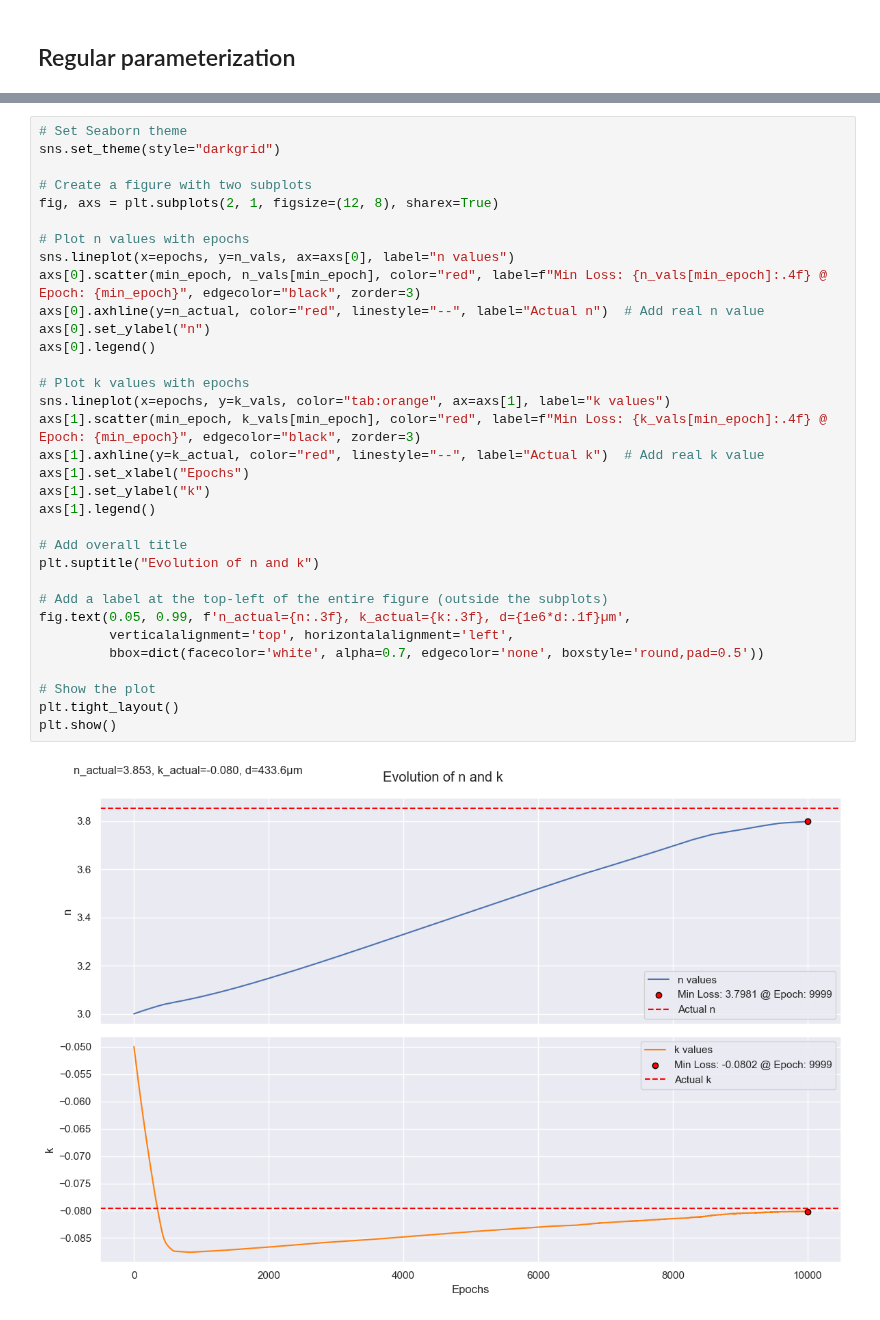
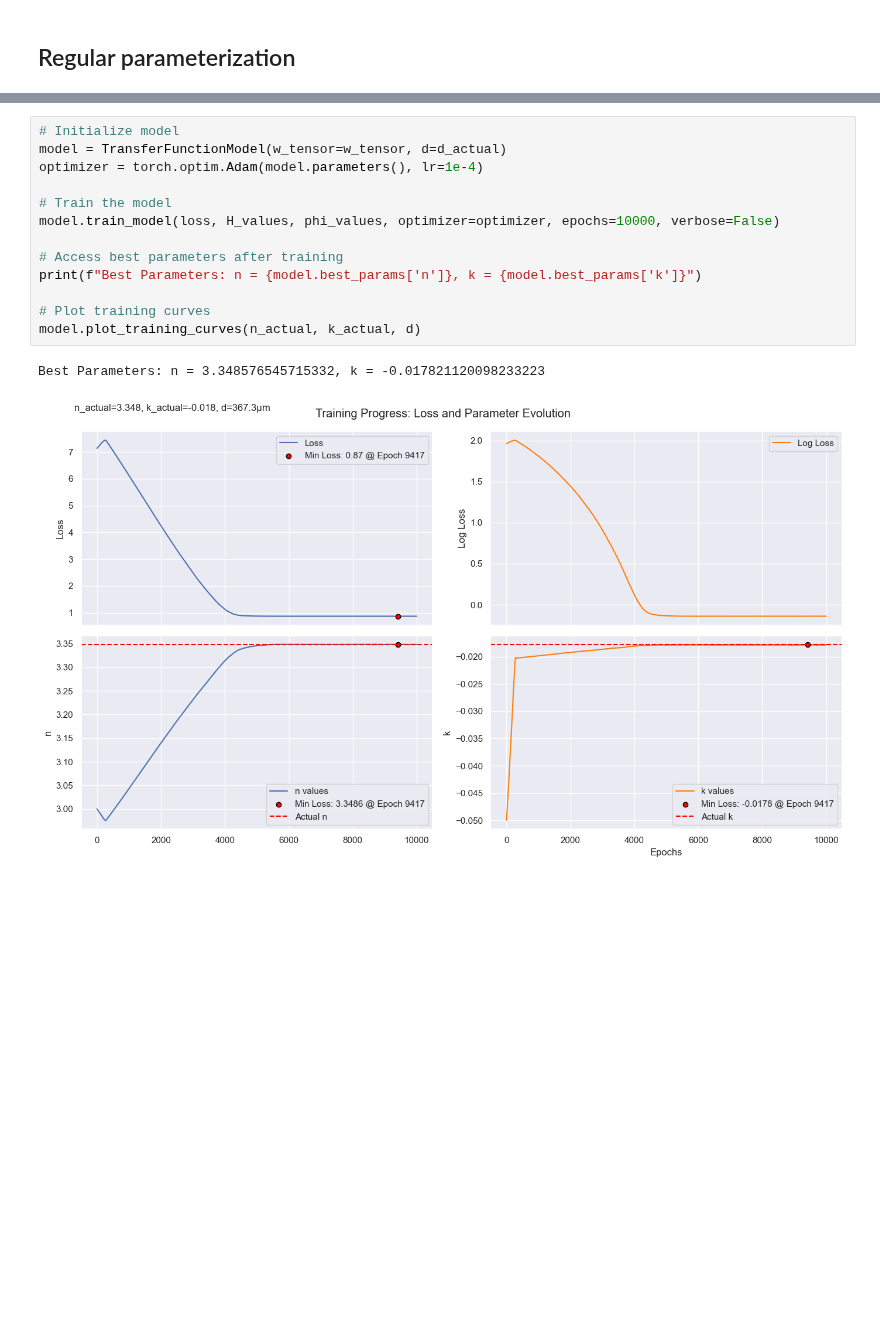
Before and after one commit to tls54/THz-TDS, a Jupyter notebook: PINNs/Back_propagation/Back_propagation.ipynb, the cells around one changed output, grey strips where cells are left out. Cells and saved outputs as stored; diff of their text form; blank space fills up the shorter version.

```diff
--- a/PINNs/Back_propagation/Back_propagation.ipynb
+++ b/PINNs/Back_propagation/Back_propagation.ipynb
@@ -192,35 +96,16 @@ plt.show()
-# %%
-# Set Seaborn theme
-sns.set_theme(style="darkgrid")
-
-# Create a figure with two subplots
-fig, axs = plt.subplots(2, 1, figsize=(12, 8), sharex=True)
-
-# Plot n values with epochs
-sns.lineplot(x=epochs, y=n_vals, ax=axs[0], label="n values")
-axs[0].scatter(min_epoch, n_vals[min_epoch], color="red", label=f"Min Loss: {n_vals[min_epoch]:.4f} @ Epoch: {min_epoch}", edgecolor="black", zorder=3)
-axs[0].axhline(y=n_actual, color="red", linestyle="--", label="Actual n")  # Add real n value
-axs[0].set_ylabel("n")
-axs[0].legend()
-
-# Plot k values with epochs
-sns.lineplot(x=epochs, y=k_vals, color="tab:orange", ax=axs[1], label="k values")
-axs[1].scatter(min_epoch, k_vals[min_epoch], color="red", label=f"Min Loss: {k_vals[min_epoch]:.4f} @ Epoch: {min_epoch}", edgecolor="black", zorder=3)
-axs[1].axhline(y=k_actual, color="red", linestyle="--", label="Actual k")  # Add real k value
-axs[1].set_xlabel("Epochs")
-axs[1].set_ylabel("k")
-axs[1].legend()
-
-# Add overall title
-plt.suptitle("Evolution of n and k")
-
-# Add a label at the top-left of the entire figure (outside the subplots)
-fig.text(0.05, 0.99, f'n_actual={n:.3f}, k_actual={k:.3f}, d={1e6*d:.1f}µm',
-         verticalalignment='top', horizontalalignment='left',
-         bbox=dict(facecolor='white', alpha=0.7, edgecolor='none', boxstyle='round,pad=0.5'))
-
-# Show the plot
-plt.tight_layout()
-plt.show()
-# %% [output]
-[figure, removed]
+# %%
+# Initialize model
+model = TransferFunctionModel(w_tensor=w_tensor, d=d_actual)
+optimizer = torch.optim.Adam(model.parameters(), lr=1e-4)
+
+# Train the model
+model.train_model(loss, H_values, phi_values, optimizer=optimizer, epochs=10000, verbose=False)
+
+# Access best parameters after training
+print(f"Best Parameters: n = {model.best_params['n']}, k = {model.best_params['k']}")
+
+# Plot training curves
+model.plot_training_curves(n_actual, k_actual, d)
+# %% [output]
+Best Parameters: n = 3.348576545715332, k = -0.017821120098233223
+[figure, added]
```
Also changed, not shown: parts of 9 cells of this notebook, 2 other files.
